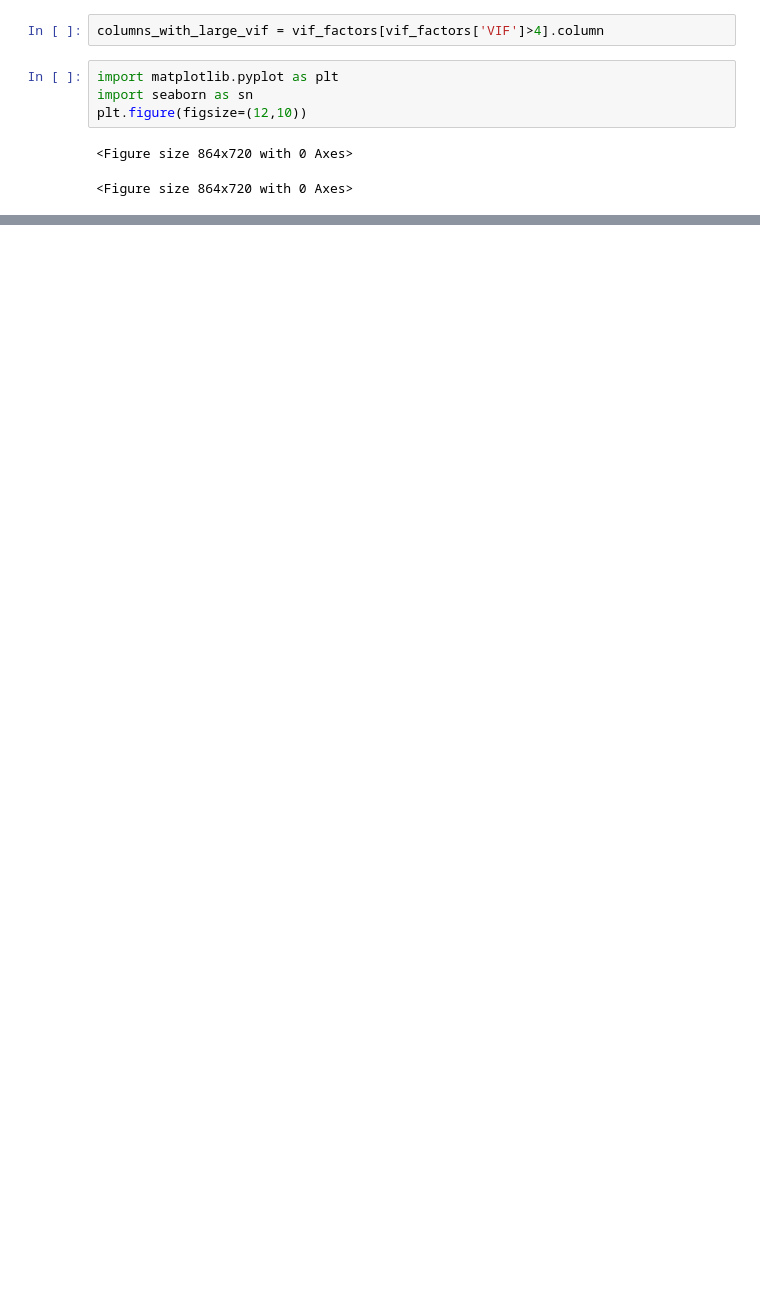
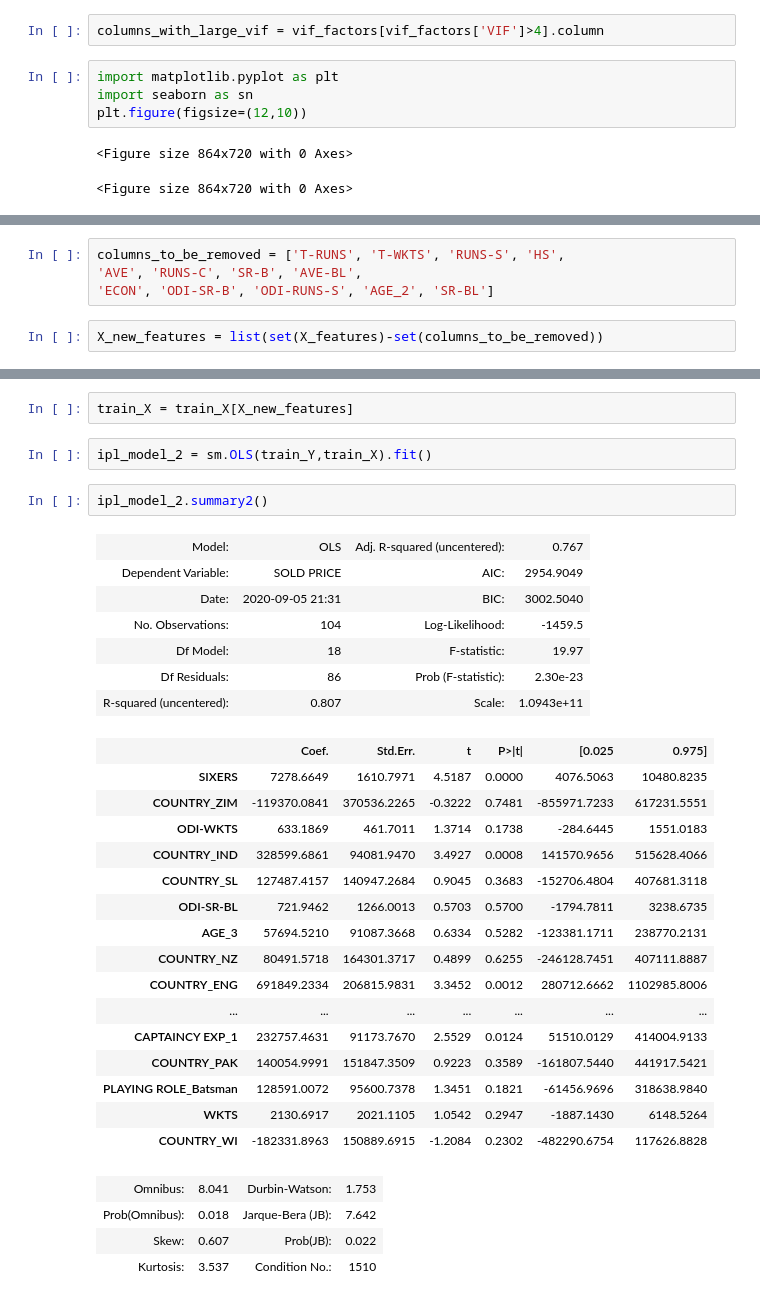
Before and after one commit to gaurav3030/mlpractice, a Jupyter notebook: PredictingSoldPriceOfIplPlayers.ipynb, the cells around one changed output, grey strips where cells are left out. Drawn from its saved outputs; the diff is of its cells as text; blank space fills up the shorter version.

```diff
--- a/PredictingSoldPriceOfIplPlayers.ipynb
+++ b/PredictingSoldPriceOfIplPlayers.ipynb
@@ -140,0 +141,6 @@ sn.heatmap(X[columns_with_large_vif].corr(),annot =True);
+# %%
+columns_to_be_removed = ['T-RUNS', 'T-WKTS', 'RUNS-S', 'HS',
+'AVE', 'RUNS-C', 'SR-B', 'AVE-BL',
+'ECON', 'ODI-SR-B', 'ODI-RUNS-S', 'AGE_2', 'SR-BL']
+# %%
+X_new_features = list(set(X_features)-set(columns_to_be_removed))
@@ -140,0 +167,34 @@ sn.heatmap(X[columns_with_large_vif].corr(),annot =True);
+# %%
+train_X = train_X[X_new_features]
+# %%
+ipl_model_2 = sm.OLS(train_Y,train_X).fit()
+# %%
+ipl_model_2.summary2()
+# %% [output]
+| Model: | OLS | Adj. R-squared (uncentered): | 0.767 |
+| Dependent Variable: | SOLD PRICE | AIC: | 2954.9049 |
+| Date: | 2020-09-05 21:31 | BIC: | 3002.5040 |
+| No. Observations: | 104 | Log-Likelihood: | -1459.5 |
+| Df Model: | 18 | F-statistic: | 19.97 |
+| Df Residuals: | 86 | Prob (F-statistic): | 2.30e-23 |
+| R-squared (uncentered): | 0.807 | Scale: | 1.0943e+11 |
+|  | Coef. | Std.Err. | t | P>|t| | [0.025 | 0.975] |
+| SIXERS | 7278.6649 | 1610.7971 | 4.5187 | 0.0000 | 4076.5063 | 10480.8235 |
+| COUNTRY_ZIM | -119370.0841 | 370536.2265 | -0.3222 | 0.7481 | -855971.7233 | 617231.5551 |
+| ODI-WKTS | 633.1869 | 461.7011 | 1.3714 | 0.1738 | -284.6445 | 1551.0183 |
+| COUNTRY_IND | 328599.6861 | 94081.9470 | 3.4927 | 0.0008 | 141570.9656 | 515628.4066 |
+| COUNTRY_SL | 127487.4157 | 140947.2684 | 0.9045 | 0.3683 | -152706.4804 | 407681.3118 |
+| ODI-SR-BL | 721.9462 | 1266.0013 | 0.5703 | 0.5700 | -1794.7811 | 3238.6735 |
+| AGE_3 | 57694.5210 | 91087.3668 | 0.6334 | 0.5282 | -123381.1711 | 238770.2131 |
+| COUNTRY_NZ | 80491.5718 | 164301.3717 | 0.4899 | 0.6255 | -246128.7451 | 407111.8887 |
+| COUNTRY_ENG | 691849.2334 | 206815.9831 | 3.3452 | 0.0012 | 280712.6662 | 1102985.8006 |
+| ... | ... | ... | ... | ... | ... | ... |
+| CAPTAINCY EXP_1 | 232757.4631 | 91173.7670 | 2.5529 | 0.0124 | 51510.0129 | 414004.9133 |
+| COUNTRY_PAK | 140054.9991 | 151847.3509 | 0.9223 | 0.3589 | -161807.5440 | 441917.5421 |
+| PLAYING ROLE_Batsman | 128591.0072 | 95600.7378 | 1.3451 | 0.1821 | -61456.9696 | 318638.9840 |
+| WKTS | 2130.6917 | 2021.1105 | 1.0542 | 0.2947 | -1887.1430 | 6148.5264 |
+| COUNTRY_WI | -182331.8963 | 150889.6915 | -1.2084 | 0.2302 | -482290.6754 | 117626.8828 |
+| Omnibus: | 8.041 | Durbin-Watson: | 1.753 |
+| Prob(Omnibus): | 0.018 | Jarque-Bera (JB): | 7.642 |
+| Skew: | 0.607 | Prob(JB): | 0.022 |
+| Kurtosis: | 3.537 | Condition No.: | 1510 |
```
Also changed, not shown: parts of 5 cells of this notebook.
